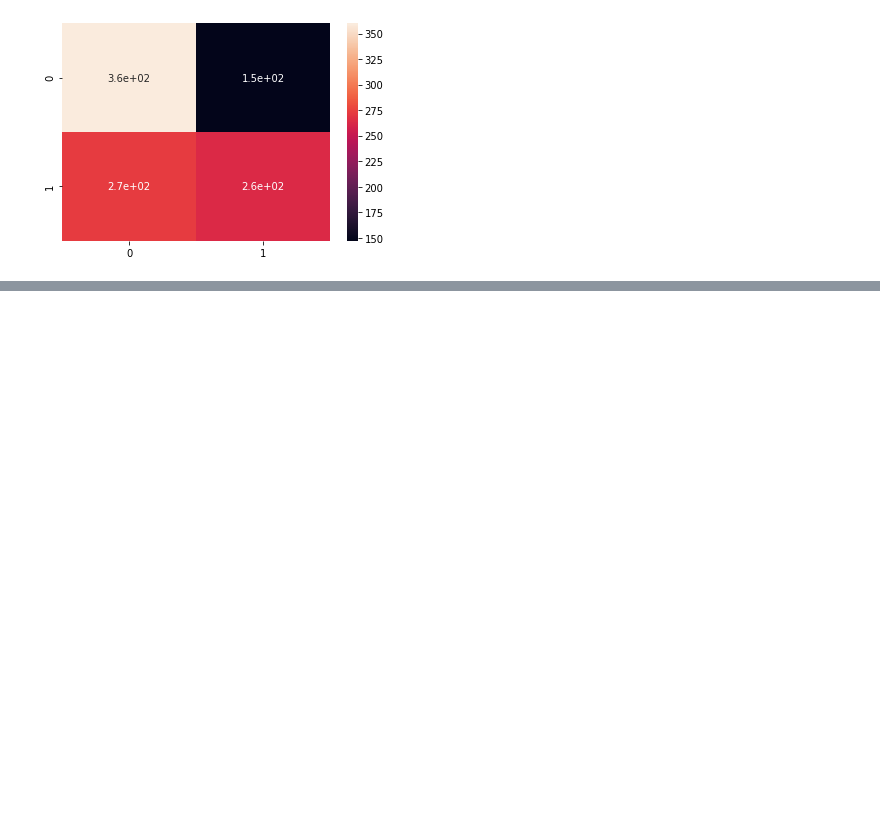
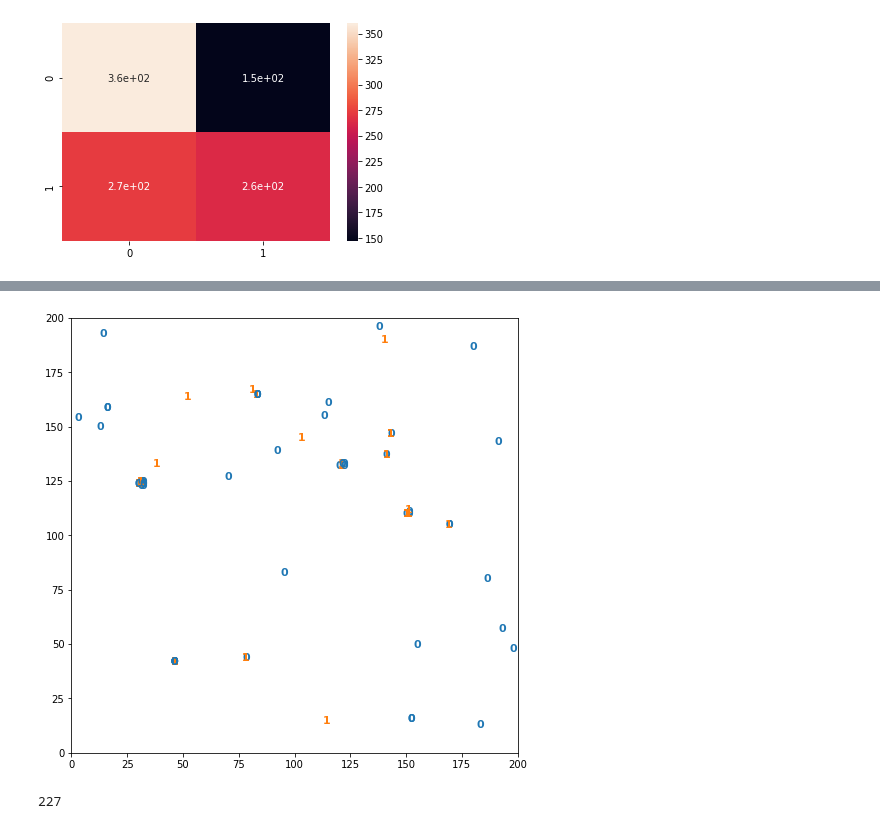
Before and after one commit to rdenadai/Covid19-Twitter-Tracker, a Jupyter notebook: code/src/notebook/AvaliacaoAlgoritmosNaoSupervisionados2Vec.ipynb, the cells around one changed output, grey strips where cells are left out. Drawn from its saved outputs; the diff is of its cells as text; code cells hidden in the pictures; blank space fills up the shorter version.

```diff
--- a/code/src/notebook/AvaliacaoAlgoritmosNaoSupervisionados2Vec.ipynb
+++ b/code/src/notebook/AvaliacaoAlgoritmosNaoSupervisionados2Vec.ipynb
@@ -234,3 +234,12 @@ sn.heatmap(df_cm, annot=True)
 plt.show()
 # %% [output]
 [figure]
+# %%
+from minisom import MiniSom
+
+X = n_textos
+y = textos[:, 1].astype(np.int).ravel()
+
+som = MiniSom(50, 50, 150, activation_distance="cosine", sigma=0.3, learning_rate=0.5)
+som.pca_weights_init(X)
+som.train_random(X, 1000) # trains the SOM with 100 iterations
@@ -236,0 +276,24 @@ plt.show()
+# %%
+plt.figure(figsize=(8, 8))
+wmap = {}
+im = 0
+for x, t in zip(X[:100], y[:100]):  # scatterplot
+    w = som.winner(x)
+    wmap[w] = im
+    plt. text(w[0]+.5,  w[1]+.5,  str(t),
+              color=f"C{t}", fontdict={'weight': 'bold',  'size': 11})
+    im = im + 1
+plt.axis([0, som.get_weights().shape[0], 0,  som.get_weights().shape[1]])
+plt.show()
+# %% [output]
+[figure, added]
+# %%
+import pickle
+
+sentences = []
+with open(f"{os.getcwd()}/../../data/bulas.pkl", "rb") as fh:
+    sentences = pickle.load(fh)
+    sentences = [clean_up.fit(sent) for sent in sentences]
+len(sentences)
+# %% [output]
+227
```
Also changed, not shown: parts of 2 cells of this notebook, 2 other files.
